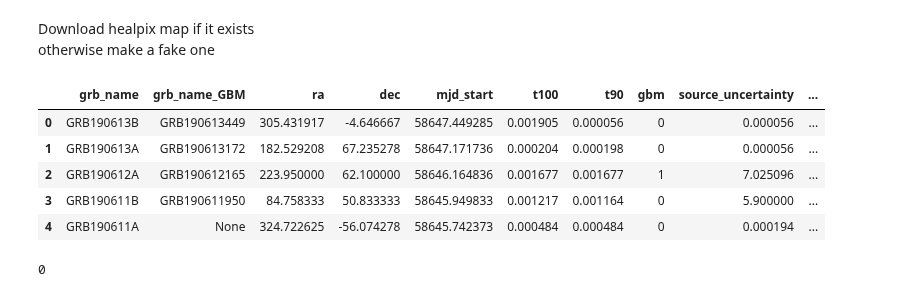
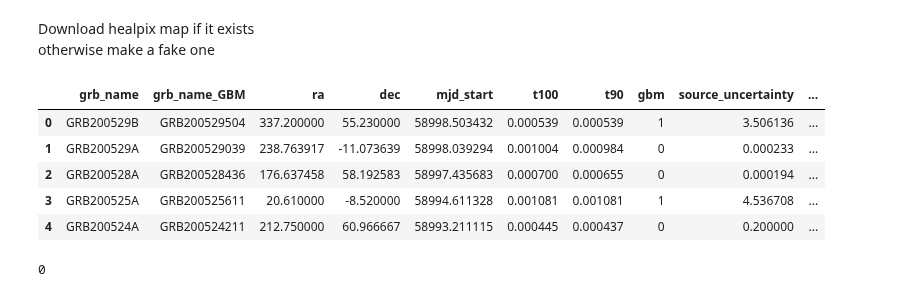
Before and after one commit to ChujieChen/greco_grb, a Jupyter notebook: notebooks/02_get_gbm_healpix.ipynb, the cells around one changed output. Drawn from its saved outputs; the diff is of its cells as text; code cells hidden in the pictures.

```diff
--- a/notebooks/02_get_gbm_healpix.ipynb
+++ b/notebooks/02_get_gbm_healpix.ipynb
@@ -50,15 +48,16 @@ df.head()
 Download healpix map if it exists \
 otherwise make a fake one
 # %%
-grbweb = pandas.read_pickle("/home/cjchen/2020-2021/Spring2021/greco_grb/data/grbweb/grb_grbweb.pkl")
+# grbweb = pandas.read_pickle("/home/cjchen/2020-2021/Spring2021/greco_grb/data/grbweb/grb_grbweb.pkl")
+grbweb = pandas.read_pickle("/home/cjchen/2020-2021/Spring2021/greco_grb/data/grbweb/grb_grbweb_2297.pkl")
 grbweb.head()
 # %% [output]
 |  | grb_name | grb_name_GBM | ra | dec | mjd_start | t100 | t90 | gbm | source_uncertainty | ... |
-| 0 | GRB190613B | GRB190613449 | 305.431917 | -4.646667 | 58647.449285 | 0.001905 | 0.000056 | 0 | 0.000056 | ... |
-| 1 | GRB190613A | GRB190613172 | 182.529208 | 67.235278 | 58647.171736 | 0.000204 | 0.000198 | 0 | 0.000056 | ... |
-| 2 | GRB190612A | GRB190612165 | 223.950000 | 62.100000 | 58646.164836 | 0.001677 | 0.001677 | 1 | 7.025096 | ... |
-| 3 | GRB190611B | GRB190611950 | 84.758333 | 50.833333 | 58645.949833 | 0.001217 | 0.001164 | 0 | 5.900000 | ... |
-| 4 | GRB190611A | None | 324.722625 | -56.074278 | 58645.742373 | 0.000484 | 0.000484 | 0 | 0.000194 | ... |
+| 0 | GRB200529B | GRB200529504 | 337.200000 | 55.230000 | 58998.503432 | 0.000539 | 0.000539 | 1 | 3.506136 | ... |
+| 1 | GRB200529A | GRB200529039 | 238.763917 | -11.073639 | 58998.039294 | 0.001004 | 0.000984 | 0 | 0.000233 | ... |
+| 2 | GRB200528A | GRB200528436 | 176.637458 | 58.192583 | 58997.435683 | 0.000700 | 0.000655 | 0 | 0.000194 | ... |
+| 3 | GRB200525A | GRB200525611 | 20.610000 | -8.520000 | 58994.611328 | 0.001081 | 0.001081 | 1 | 4.536708 | ... |
+| 4 | GRB200524A | GRB200524211 | 212.750000 | 60.966667 | 58993.211115 | 0.000445 | 0.000437 | 0 | 0.200000 | ... |
 # %%
 import os
 import glob
```
Also changed, not shown: parts of 11 cells of this notebook.
